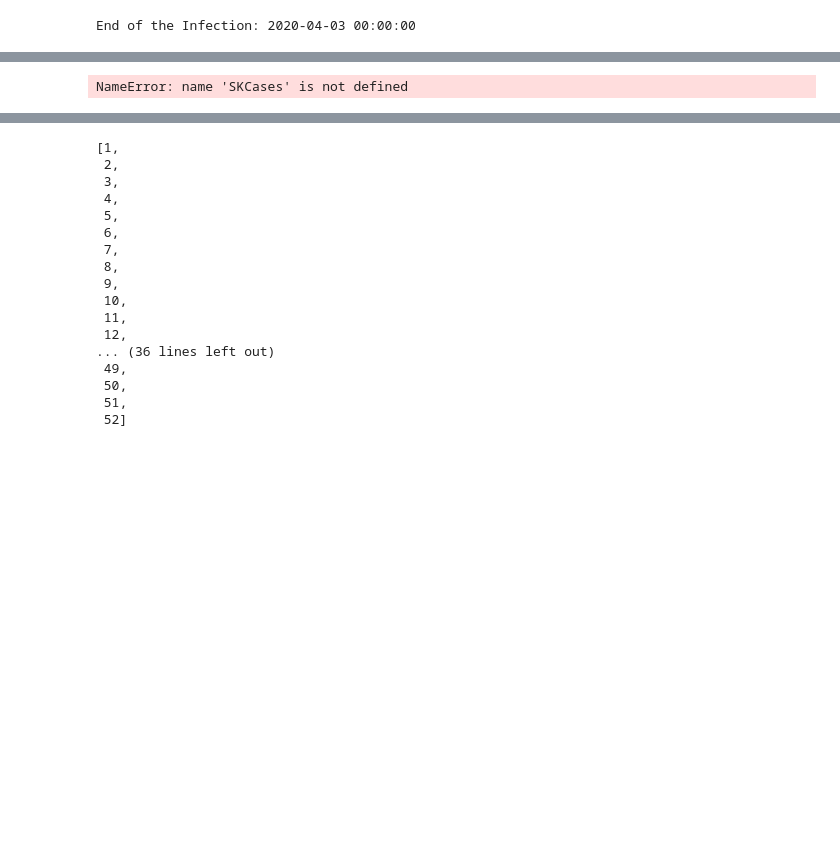
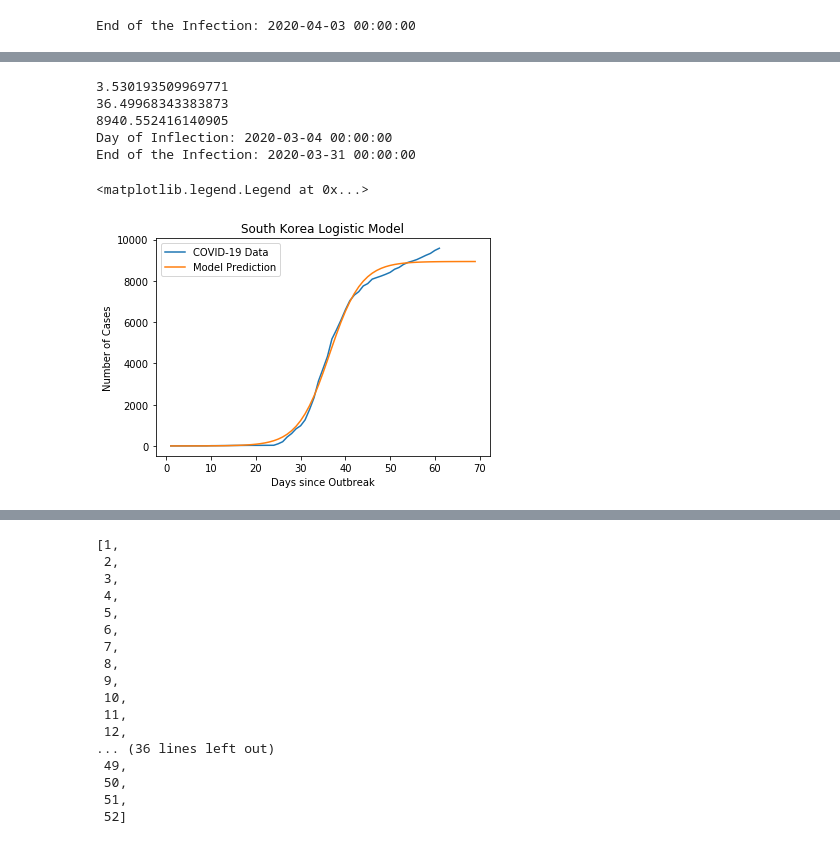
Before and after one commit to miholjcicmarko/COMP5360Project, a Jupyter notebook: python_journals/models.ipynb, the cells around one changed output, grey strips where cells are left out. Saved outputs shown, nothing was run; the diff lists cells and outputs as text; code cells hidden in the pictures; blank space fills up the shorter version.

```diff
--- a/python_journals/models.ipynb
+++ b/python_journals/models.ipynb
@@ -125,8 +115,8 @@ c = params[2]
 print(v)
 print(t)
 print(c)
-
-peakinf.append(math.ceil(c))
+infcases=ChinaCases['China'].iloc[int(t)]
+peakinf.append(math.ceil(infcases))
 
 import math
 finishday = t
@@ -232,38 +237,44 @@ c = params[2]
 print(v)
 print(t)
 print(c)
-
-peakinf.append(math.ceil(c))
+infcases=SKCases['South Korea'].iloc[int(t)]
+peakinf.append(math.ceil(infcases))
 
 import math
 finishday = t
 finishday = math.ceil(finishday)
 startdate = "01/21/2020"
 startdate = pd.to_datetime(startdate) + pd.DateOffset(days=(67-len(numday)))
 startdate
 
 enddate = pd.to_datetime(startdate) + pd.DateOffset(days=finishday)
 print("Day of Inflection: " + str(enddate))
 
 sol = int(fsolve(lambda Day : LogisticModel(Day,v,t,c) - int(c),t))
 sol
 
 startdate = "01/21/2020"
 enddate = pd.to_datetime(startdate) + pd.DateOffset(days=sol)
 print("End of the Infection: " + str(enddate))
 
 pred_x = list(range(max(Day),sol))
 pred_x
 
 Pred = [LogisticModel(i,v,t,c) for i in Day+pred_x]
 
 plt.plot(Day+pred_x, Pred, label="Model Prediction")
 
 plt.title("South Korea Logistic Model")
 plt.xlabel("Days since Outbreak"); plt.ylabel("Number of Cases")
 plt.legend()
 # %% [output]
-NameError: name 'SKCases' is not defined
+3.530193509969771
+36.49968343383873
+8940.552416140905
+Day of Inflection: 2020-03-04 00:00:00
+End of the Infection: 2020-03-31 00:00:00
+<matplotlib.legend.Legend at 0x...>
+[figure, added]
 # %%
 import math
 finishday = t
```
Also changed, not shown: parts of 39 cells of this notebook, 1 other file.
